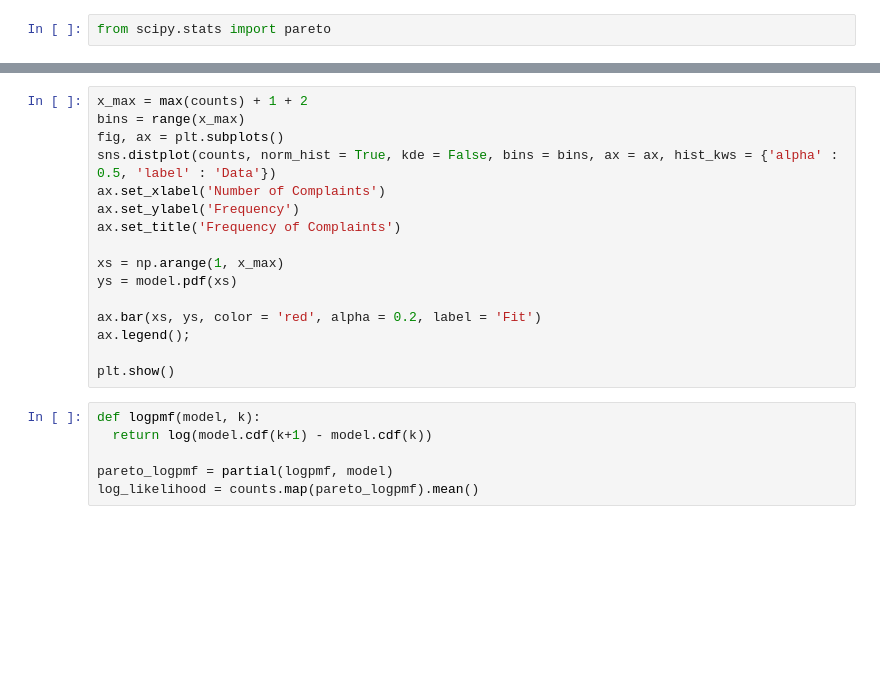
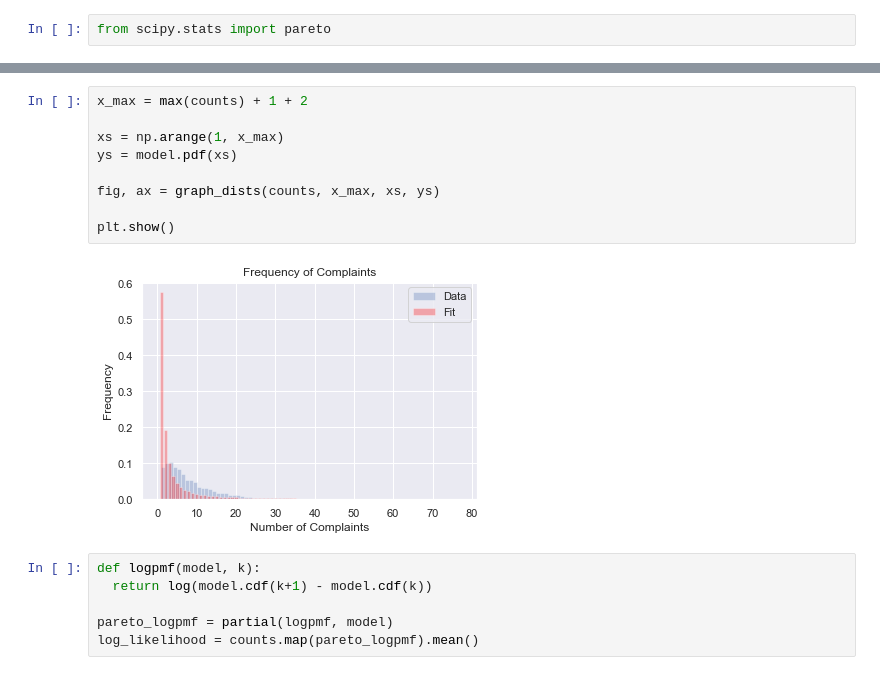
Before and after one commit to rcharan/ccrb-complaints, a Jupyter notebook: analysis.ipynb, the cells around one changed output, grey strips where cells are left out. Drawn from its saved outputs; the diff is of its cells as text; blank space fills up the shorter version.

Commit message:
move to graphical abstraction

```diff
--- a/analysis.ipynb
+++ b/analysis.ipynb
@@ -105,19 +107,14 @@ b
-# %%
-x_max = max(counts) + 1 + 2
-bins = range(x_max)
-fig, ax = plt.subplots()
-sns.distplot(counts, norm_hist = True, kde = False, bins = bins, ax = ax, hist_kws = {'alpha' : 0.5, 'label' : 'Data'})
-ax.set_xlabel('Number of Complaints')
-ax.set_ylabel('Frequency')
-ax.set_title('Frequency of Complaints')
-
-xs = np.arange(1, x_max)
-ys = model.pdf(xs)
-
-ax.bar(xs, ys, color = 'red', alpha = 0.2, label = 'Fit')
-ax.legend();
-
-plt.show()
+# %%
+x_max = max(counts) + 1 + 2
+
+xs = np.arange(1, x_max)
+ys = model.pdf(xs)
+
+fig, ax = graph_dists(counts, x_max, xs, ys)
+
+plt.show()
+# %% [output]
+[figure, added]
 # %%
 def logpmf(model, k):
   return log(model.cdf(k+1) - model.cdf(k))
```
Also changed, not shown: parts of 7 cells of this notebook.
